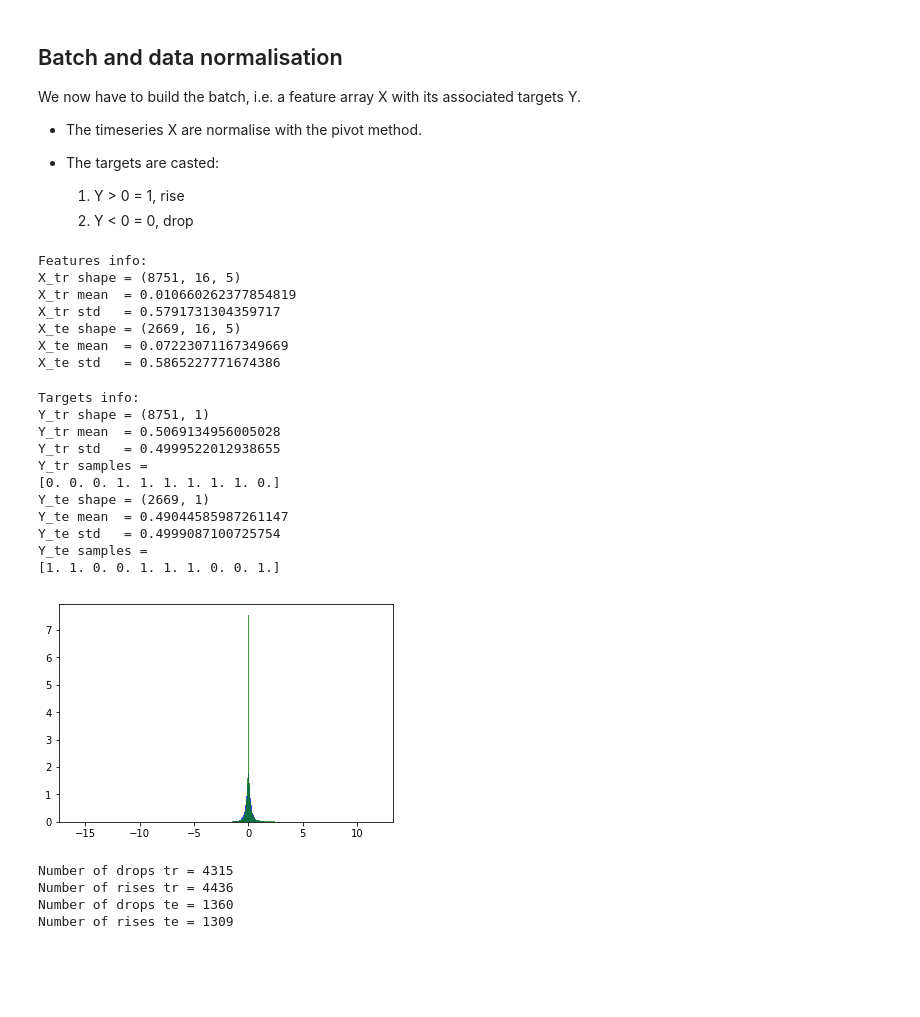
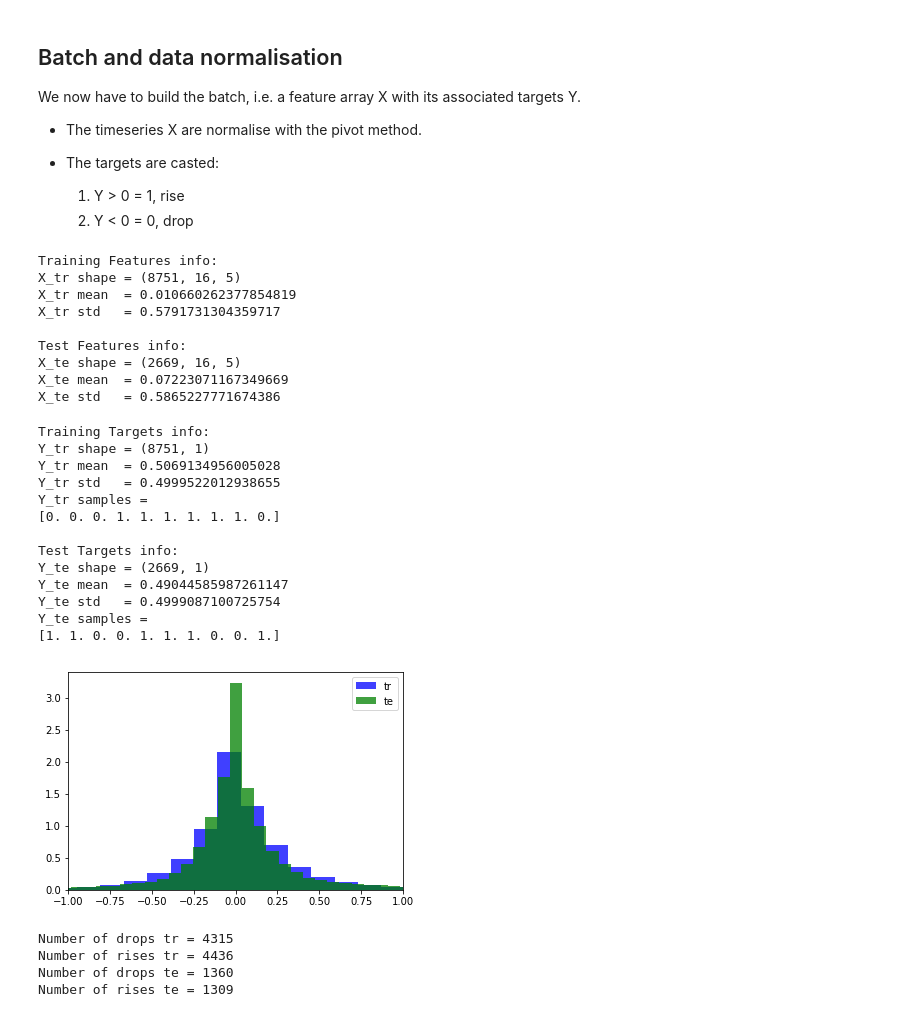
Before and after one commit to LUOFENGZHOU/njord, a Jupyter notebook: notebook/data.ipynb, the cells around one changed output. Drawn from its saved outputs; the diff is of its cells as text; code cells hidden in the pictures; blank space fills up the shorter version.

```diff
--- a/notebook/data.ipynb
+++ b/notebook/data.ipynb
@@ -89,50 +89,59 @@ Y_tr = 1.0 * ( Y_tr > 0.0 ).reshape(-1,1)
 Y_te = 1.0 * ( Y_te > 0.0 ).reshape(-1,1)
 # %%
 # Display features information.
-print("\nFeatures info:")
+print("\nTraining Features info:")
 print("X_tr shape = {}".format(X_tr.shape))
 print("X_tr mean  = {}".format(X_tr.mean()))
 print("X_tr std   = {}".format(X_tr.std()))
+print("\nTest Features info:")
 print("X_te shape = {}".format(X_te.shape))
 print("X_te mean  = {}".format(X_te.mean()))
 print("X_te std   = {}".format(X_te.std()))
 # %% [output]
-Features info:
+Training Features info:
 X_tr shape = (8751, 16, 5)
 X_tr mean  = 0.010660262377854819
 X_tr std   = 0.5791731304359717
+
+Test Features info:
 X_te shape = (2669, 16, 5)
 X_te mean  = 0.07223071167349669
 X_te std   = 0.5865227771674386
 # %%
 # Display targets information.
-print("\nTargets info:")
+print("\nTraining Targets info:")
 print("Y_tr shape = {}".format(Y_tr.shape))
 print("Y_tr mean  = {}".format(Y_tr.mean()))
 print("Y_tr std   = {}".format(Y_tr.std()))
 print("Y_tr samples = \n{}".format(Y_tr[0:10,0]))
+print("\nTest Targets info:")
 print("Y_te shape = {}".format(Y_te.shape))
 print("Y_te mean  = {}".format(Y_te.mean()))
 print("Y_te std   = {}".format(Y_te.std()))
 print("Y_te samples = \n{}".format(Y_te[0:10,0]))
 # %% [output]
-Targets info:
+Training Targets info:
 Y_tr shape = (8751, 1)
 Y_tr mean  = 0.5069134956005028
 Y_tr std   = 0.4999522012938655
 Y_tr samples =
 [0. 0. 0. 1. 1. 1. 1. 1. 1. 0.]
+
+Test Targets info:
 Y_te shape = (2669, 1)
 Y_te mean  = 0.49044585987261147
 Y_te std   = 0.4999087100725754
 Y_te samples =
 [1. 1. 0. 0. 1. 1. 1. 0. 0. 1.]
 # %%
-# Histogram: Features.
-histX = plt.hist(X_tr.reshape(-1, 1), 1000, density=True, facecolor="b", alpha=0.75)
-histX = plt.hist(X_te.reshape(-1, 1), 1000, density=True, facecolor="g", alpha=0.75)
+# Histogram: Train and test Features.
+hist_X_tr = plt.hist(X_tr.reshape(-1, 1), 200, density=True, facecolor="b", alpha=0.75, label="tr")
+hist_X_te = plt.hist(X_te.reshape(-1, 1), 200, density=True, facecolor="g", alpha=0.75, label="te")
+plt.xlim([-1, 1])
+plt.legend()
+plt.show()
 # %% [output]
-[figure, old version]
+[figure, new version]
 # %%
 # Histogram: Targets.
 histY = plt.hist(Y_tr, 5, density=True, facecolor="b", alpha=0.50)
```
Also changed, not shown: parts of 7 cells of this notebook.
